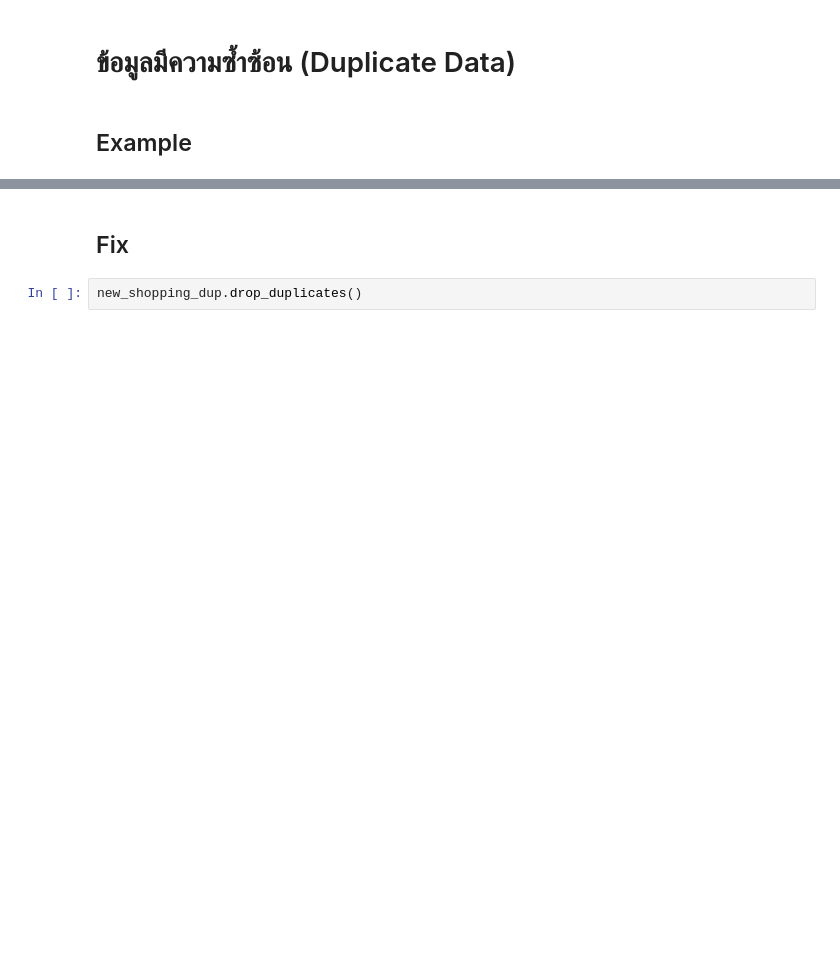
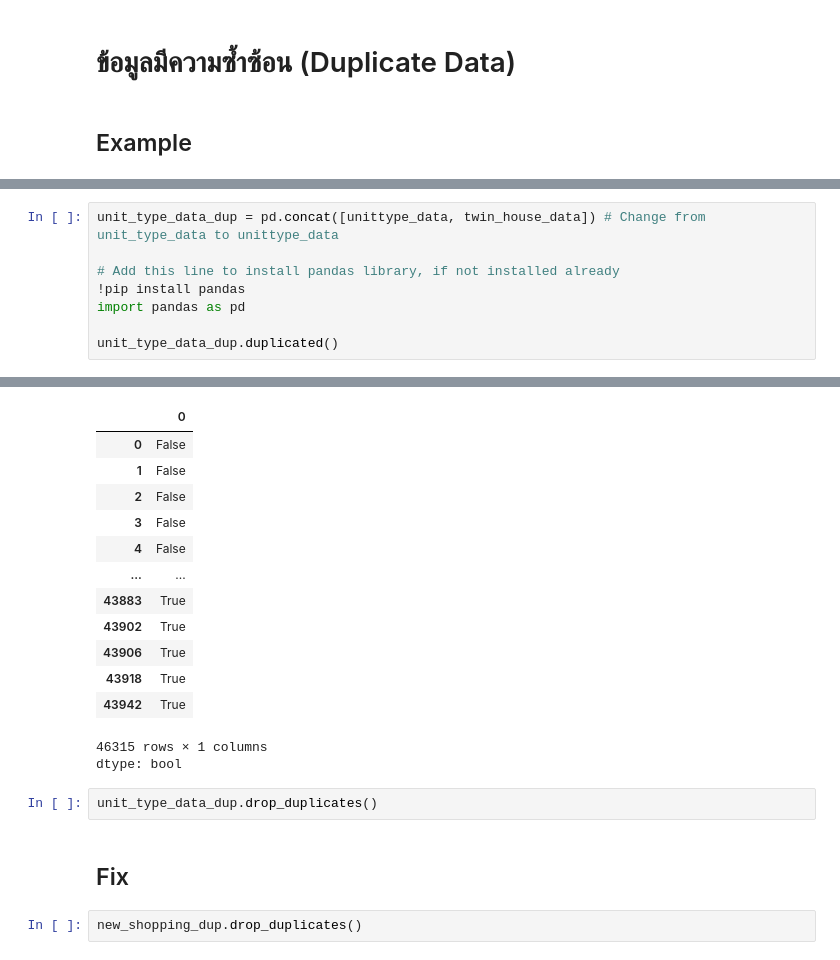
Before and after one commit to Nithinan-Srikongphan/bsc_dpdm24, a Jupyter notebook: Chapter_3_Data_Preprocessing.ipynb, the cells around one changed output, grey strips where cells are left out. Saved outputs shown, nothing was run; the diff lists cells and outputs as text; blank space fills up the shorter version.

```diff
--- a/Chapter_3_Data_Preprocessing.ipynb
+++ b/Chapter_3_Data_Preprocessing.ipynb
@@ -719,0 +373,9 @@ new_shopping_dup[new_shopping_dup.duplicated()]
+# %%
+unit_type_data_dup = pd.concat([unittype_data, twin_house_data]) # Change from unit_type_data to unittype_data
+
+# Add this line to install pandas library, if not installed already
+!pip install pandas
+import pandas as pd
+
+unit_type_data_dup.duplicated()
+# %% [output]
@@ -720,3 +388,19 @@ new_shopping_dup[new_shopping_dup.duplicated()]
+|  | 0 |
+| 0 | False |
+| 1 | False |
+| 2 | False |
+| 3 | False |
+| 4 | False |
+| ... | ... |
+| 43883 | True |
+| 43902 | True |
+| 43906 | True |
+| 43918 | True |
+| 43942 | True |
+46315 rows × 1 columns
+dtype: bool
+# %%
+unit_type_data_dup.drop_duplicates()
 # %% [markdown]
 ## Fix
 # %%
```
Also changed, not shown: parts of 53 cells of this notebook.
